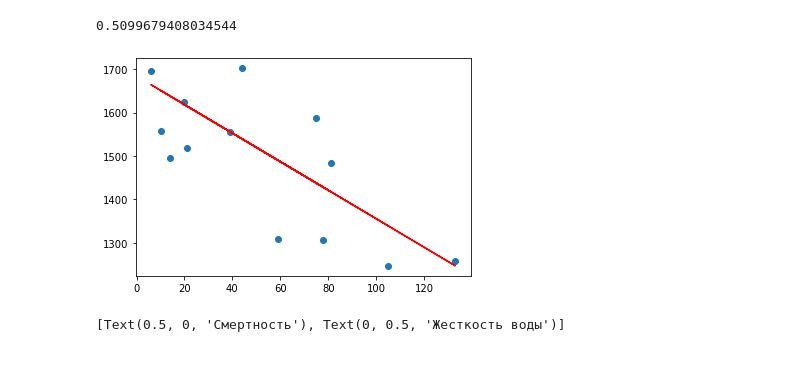
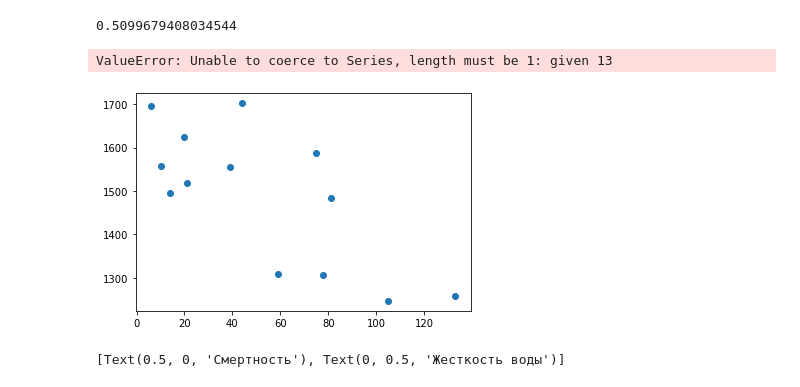
Before and after one commit to jenybari/homework, a Jupyter notebook: statistika4.ipynb, the cells around one changed output. Drawn from its saved outputs; the diff is of its cells as text; code cells hidden in the pictures.

```diff
--- a/statistika4.ipynb
+++ b/statistika4.ipynb
@@ -76,10 +76,12 @@ model.score(X_test, y_test) #коэффициент детерминации
 0.5099679408034544
 # %%
 plt.scatter(X_test, y_test) # график отстатков
-plt.plot(X_test, y_pred, c='r')
+predic = X_test - y_pred
+plt.plot(predic, y_pred)
 plt.show()
 # %% [output]
+ValueError: Unable to coerce to Series, length must be 1: given 13
-[figure, old version]
+[figure, new version]
 # %%
 #Построим точечный график для всего датафрейма
 sns.scatterplot(water_north['mortality'],
```
Also changed, not shown: parts of 4 cells of this notebook.
